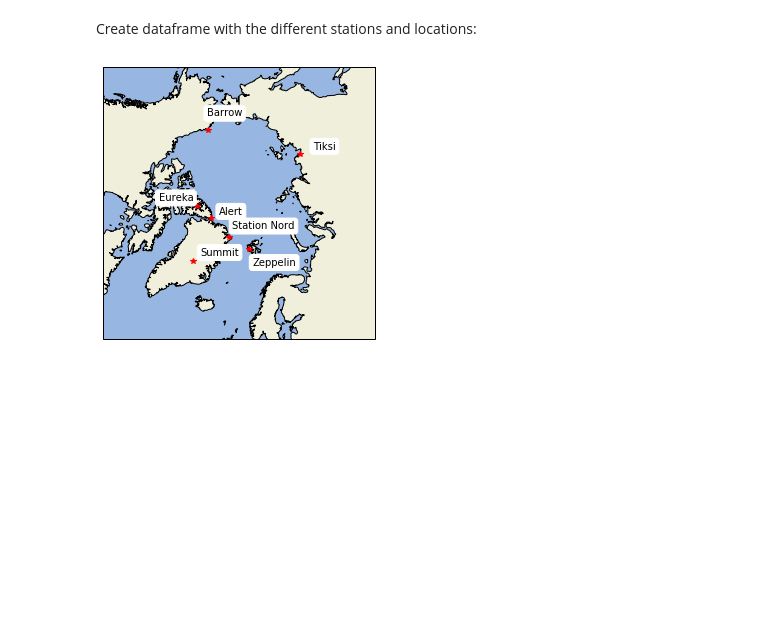
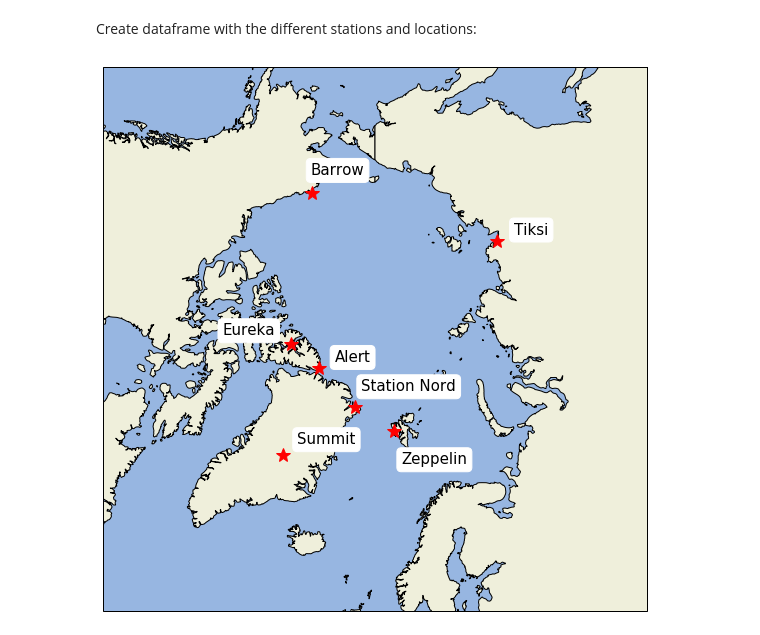
Before and after one commit to marikoll/Master_bromine_explosion, a Jupyter notebook: weather_station_data.ipynb, the cells around one changed output. Cells and saved outputs as stored; diff of their text form; code cells hidden in the pictures; blank space fills up the shorter version.

```diff
--- a/weather_station_data.ipynb
+++ b/weather_station_data.ipynb
@@ -127,76 +127,57 @@ df = pd.DataFrame(Station_locations, columns = ['Station', 'lat', 'lon'])
 # %%
 extent = [-180, 180, 90, 60]
 resolution = '50m'
 pad_radius = 3600000.0
-fig = plt.figure(figsize=[5, 5])
+fig = plt.figure(figsize=[10, 10])
 ax = fig.add_subplot(1, 1, 1, projection = ccrs.NorthPolarStereo(central_longitude = 0))
 
 #ax = plt.axes(projection=ccrs.NorthPolarStereo())
 #ax.coastlines(resolution = '110m')
 
 # Limit the map to 60 degrees latitude and above.
 #ax.set_extent(extent)#, ccrs.PlateCarree())
 #ax.gridlines()
 #ax.add_feature(cfeature.LAND)
 #ax.add_feature(cfeature.OCEAN)
 ax.set_xlim([-pad_radius, pad_radius])
 ax.set_ylim([-pad_radius, pad_radius])
 ax.imshow(np.tile(np.array([[cfeature.COLORS['water'] * 255]], dtype=np.uint8), [2, 2, 1]), origin='upper', transform=ccrs.PlateCarree(), extent=[-180, 180, -180, 180])
 ax.add_feature(cfeature.NaturalEarthFeature('physical', 'land', resolution, edgecolor='black', facecolor=cfeature.COLORS['land']))
 
 
 
 for index, row in df.iterrows():
-    ax.plot(row['lon'], row['lat'], 'r*', transform=ccrs.PlateCarree())
-    #print(index)
-    if index == 4:
-        ax.text(row['lon']+2, row['lat']+2, str(row['Station']), \
-                bbox=dict(facecolor='white', fill='True', edgecolor='white', boxstyle='round'), \
-                transform=ccrs.PlateCarree())
-    elif index == 1:
-        ax.text(row['lon']-3, row['lat']-3, str(row['Station']), \
+    ax.plot(row['lon'], row['lat'], 'r*', transform=ccrs.PlateCarree(), markersize = 15)
+    if index == 4: #Summit
+        ax.text(row['lon']+2, row['lat']+2, str(row['Station']), size = 15, \
             bbox=dict(facecolor='white', fill='True', edgecolor='white', boxstyle='round'), \
             transform=ccrs.PlateCarree())
-    elif index == 3:
-        ax.text(row['lon']+2, row['lat']+2, str(row['Station']), \
-                bbox=dict(facecolor='white', fill='True', edgecolor='white', boxstyle='round'), \
-                transform=ccrs.PlateCarree())
-    elif index == 5:
-        ax.text(row['lon']-3, row['lat']-3, str(row['Station']), \
-                bbox=dict(facecolor='white', fill='True', edgecolor='white', boxstyle='round'), \
-                transform=ccrs.PlateCarree())
-    elif index == 2:
-        ax.text(row['lon'], row['lat']-4, str(row['Station']), \
-                bbox=dict(facecolor='white', fill='True', edgecolor='white', boxstyle='round'), \
-                transform=ccrs.PlateCarree())
-    elif index == 0:
-        ax.text(row['lon']+2, row['lat']+2, str(row['Station']), \
-                bbox=dict(facecolor='white', fill='True', edgecolor='white', boxstyle='round'), \
-                transform=ccrs.PlateCarree())
-    elif index == 6:
-        ax.text(row['lon']-5, row['lat']-9, str(row['Station']), \
-                bbox=dict(facecolor='white', fill='True', edgecolor='white', boxstyle='round'), \
-                transform=ccrs.PlateCarree())
-#    elif index == 0 or 2 or 3 or 4 or 6:
-#        ax.text(row['lon']+6, row['lat']+6, str(row['Station']), \
-#        bbox=dict(facecolor='white', fill='True', edgecolor='white', boxstyle='round'), \
-#        transform=ccrs.PlateCarree())
+    elif index == 1: #Barrow
+        ax.text(row['lon']-2, row['lat']-2, str(row['Station']), size = 15,\
+            bbox=dict(facecolor='white', fill='True', edgecolor='white', boxstyle='round'), \
+            transform=ccrs.PlateCarree())
+    elif index == 3: #Station Nord
+        ax.text(row['lon']+2, row['lat']+2, str(row['Station']), size = 15,\
+            bbox=dict(facecolor='white', fill='True', edgecolor='white', boxstyle='round'), \
+            transform=ccrs.PlateCarree())
+    elif index == 5: #Tiksi
+        ax.text(row['lon']-2, row['lat']-2, str(row['Station']), size = 15,\
+            bbox=dict(facecolor='white', fill='True', edgecolor='white', boxstyle='round'), \
+            transform=ccrs.PlateCarree())
+    elif index == 2: #Zeppelin
+        ax.text(row['lon'], row['lat']-4, str(row['Station']), size = 15,\
+            bbox=dict(facecolor='white', fill='True', edgecolor='white', boxstyle='round'), \
+            transform=ccrs.PlateCarree())
+    elif index == 0: #Alert
+        ax.text(row['lon']+2, row['lat']+2, str(row['Station']), size = 15,\
+            bbox=dict(facecolor='white', fill='True', edgecolor='white', boxstyle='round'), \
+            transform=ccrs.PlateCarree())
+    elif index == 6: #Eureka
+        ax.text(row['lon']-5, row['lat']-8, str(row['Station']), size = 15,\
+            bbox=dict(facecolor='white', fill='True', edgecolor='white', boxstyle='round'), \
+            transform=ccrs.PlateCarree())
 
-# Barrow, Tiksi = lon - 3 lat - 3
-# Station Nord, Summit = lon + 3, lat + 3
-
-
-# Compute a circle in axes coordinates, which we can use as a boundary
-# for the map. We can pan/zoom as much as we like - the boundary will be
-# permanently circular.
-#theta = np.linspace(0, 2*np.pi, 100)
-#center, radius = [0.5, 0.5], 0.5
-#verts = np.vstack([np.sin(theta), np.cos(theta)]).T
-#circle = mpath.Path(verts * radius + center)
-
-#ax.set_boundary(circle, transform=ax.transAxes)
-
-
+plt.savefig('figs/StationMap.pdf')
 plt.show()
 # %% [output]
-[figure, old version]
+[figure, new version]
```
